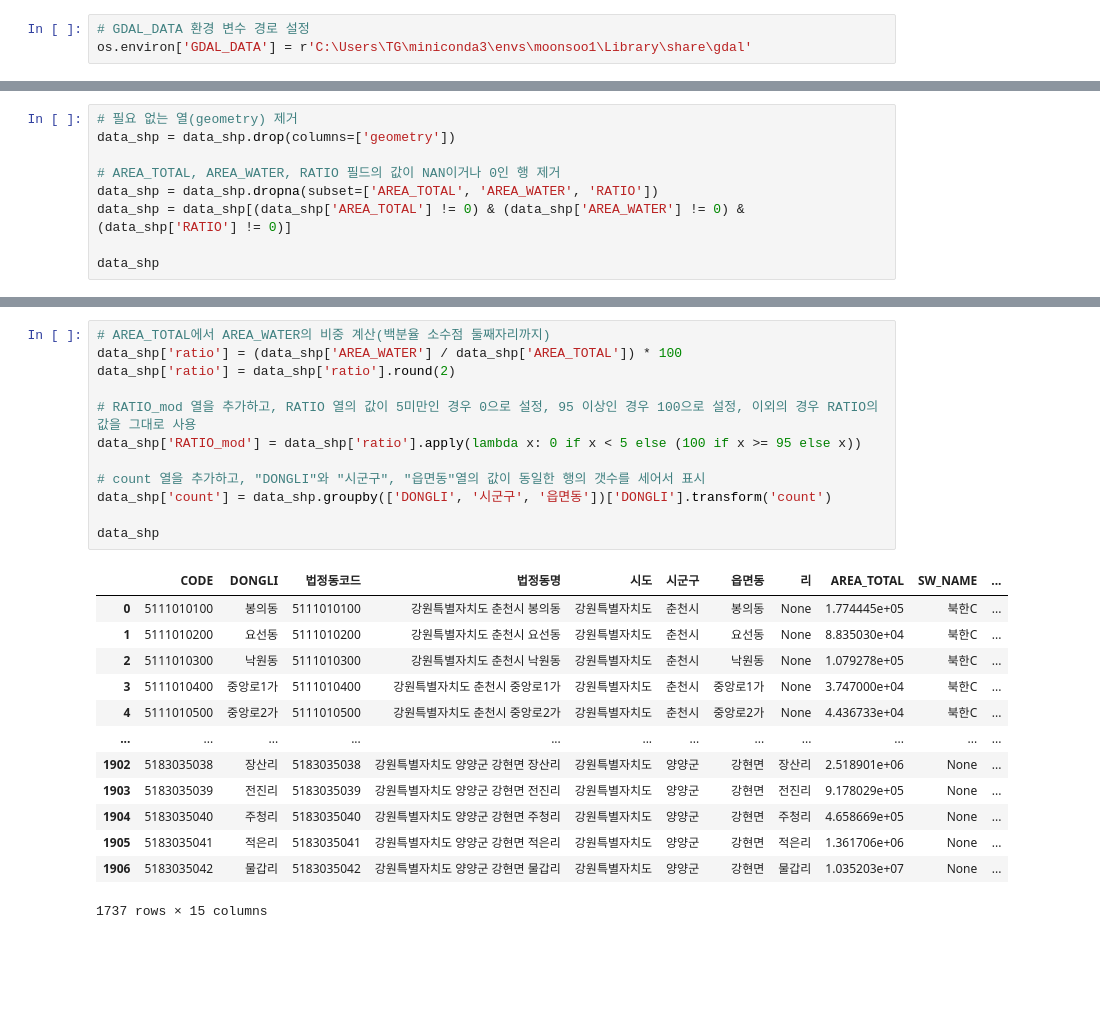
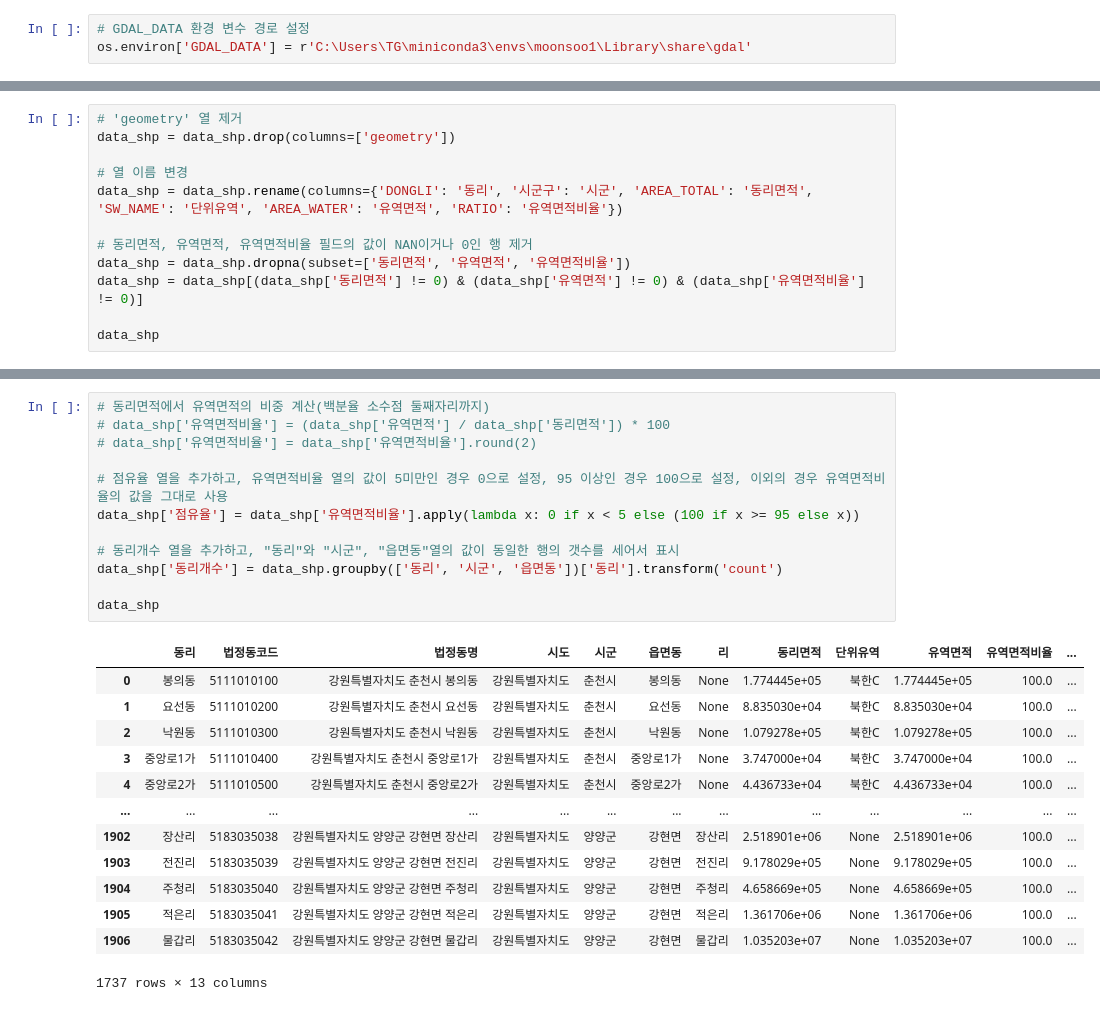
Before and after one commit to cms0416/TMDL, a Jupyter notebook: Script_Python/동리유역면적shp파일정리.ipynb, the cells around one changed output, grey strips where cells are left out. Drawn from its saved outputs; the diff is of its cells as text; blank space fills up the shorter version.

```diff
--- a/Script_Python/동리유역면적shp파일정리.ipynb
+++ b/Script_Python/동리유역면적shp파일정리.ipynb
@@ -28,10 +28,13 @@ data_shp
 # %%
-# 필요 없는 열(geometry) 제거
+# 'geometry' 열 제거
 data_shp = data_shp.drop(columns=['geometry'])
 
-# AREA_TOTAL, AREA_WATER, RATIO 필드의 값이 NAN이거나 0인 행 제거
-data_shp = data_shp.dropna(subset=['AREA_TOTAL', 'AREA_WATER', 'RATIO'])
-data_shp = data_shp[(data_shp['AREA_TOTAL'] != 0) & (data_shp['AREA_WATER'] != 0) & (data_shp['RATIO'] != 0)]
+# 열 이름 변경
+data_shp = data_shp.rename(columns={'DONGLI': '동리', '시군구': '시군', 'AREA_TOTAL': '동리면적', 'SW_NAME': '단위유역', 'AREA_WATER': '유역면적', 'RATIO': '유역면적비율'})
+
+# 동리면적, 유역면적, 유역면적비율 필드의 값이 NAN이거나 0인 행 제거
+data_shp = data_shp.dropna(subset=['동리면적', '유역면적', '유역면적비율'])
+data_shp = data_shp[(data_shp['동리면적'] != 0) & (data_shp['유역면적'] != 0) & (data_shp['유역면적비율'] != 0)]
 
 data_shp
 # %% [output]
@@ -51,26 +54,26 @@ data_shp
 # %%
-# AREA_TOTAL에서 AREA_WATER의 비중 계산(백분율 소수점 둘째자리까지)
-data_shp['ratio'] = (data_shp['AREA_WATER'] / data_shp['AREA_TOTAL']) * 100
-data_shp['ratio'] = data_shp['ratio'].round(2)
+# 동리면적에서 유역면적의 비중 계산(백분율 소수점 둘째자리까지)
+# data_shp['유역면적비율'] = (data_shp['유역면적'] / data_shp['동리면적']) * 100
+# data_shp['유역면적비율'] = data_shp['유역면적비율'].round(2)
 
-# RATIO_mod 열을 추가하고, RATIO 열의 값이 5미만인 경우 0으로 설정, 95 이상인 경우 100으로 설정, 이외의 경우 RATIO의 값을 그대로 사용
-data_shp['RATIO_mod'] = data_shp['ratio'].apply(lambda x: 0 if x < 5 else (100 if x >= 95 else x))
+# 점유율 열을 추가하고, 유역면적비율 열의 값이 5미만인 경우 0으로 설정, 95 이상인 경우 100으로 설정, 이외의 경우 유역면적비율의 값을 그대로 사용
+data_shp['점유율'] = data_shp['유역면적비율'].apply(lambda x: 0 if x < 5 else (100 if x >= 95 else x))
 
-# count 열을 추가하고, "DONGLI"와 "시군구", "읍면동"열의 값이 동일한 행의 갯수를 세어서 표시
-data_shp['count'] = data_shp.groupby(['DONGLI', '시군구', '읍면동'])['DONGLI'].transform('count')
+# 동리개수 열을 추가하고, "동리"와 "시군", "읍면동"열의 값이 동일한 행의 갯수를 세어서 표시
+data_shp['동리개수'] = data_shp.groupby(['동리', '시군', '읍면동'])['동리'].transform('count')
 
 data_shp
 # %% [output]
-|  | CODE | DONGLI | 법정동코드 | 법정동명 | 시도 | 시군구 | 읍면동 | 리 | AREA_TOTAL | SW_NAME | ... |
-| 0 | 5111010100 | 봉의동 | 5111010100 | 강원특별자치도 춘천시 봉의동 | 강원특별자치도 | 춘천시 | 봉의동 | None | 1.774445e+05 | 북한C | ... |
-| 1 | 5111010200 | 요선동 | 5111010200 | 강원특별자치도 춘천시 요선동 | 강원특별자치도 | 춘천시 | 요선동 | None | 8.835030e+04 | 북한C | ... |
-| 2 | 5111010300 | 낙원동 | 5111010300 | 강원특별자치도 춘천시 낙원동 | 강원특별자치도 | 춘천시 | 낙원동 | None | 1.079278e+05 | 북한C | ... |
-| 3 | 5111010400 | 중앙로1가 | 5111010400 | 강원특별자치도 춘천시 중앙로1가 | 강원특별자치도 | 춘천시 | 중앙로1가 | None | 3.747000e+04 | 북한C | ... |
-| 4 | 5111010500 | 중앙로2가 | 5111010500 | 강원특별자치도 춘천시 중앙로2가 | 강원특별자치도 | 춘천시 | 중앙로2가 | None | 4.436733e+04 | 북한C | ... |
-| ... | ... | ... | ... | ... | ... | ... | ... | ... | ... | ... | ... |
-| 1902 | 5183035038 | 장산리 | 5183035038 | 강원특별자치도 양양군 강현면 장산리 | 강원특별자치도 | 양양군 | 강현면 | 장산리 | 2.518901e+06 | None | ... |
-| 1903 | 5183035039 | 전진리 | 5183035039 | 강원특별자치도 양양군 강현면 전진리 | 강원특별자치도 | 양양군 | 강현면 | 전진리 | 9.178029e+05 | None | ... |
-| 1904 | 5183035040 | 주청리 | 5183035040 | 강원특별자치도 양양군 강현면 주청리 | 강원특별자치도 | 양양군 | 강현면 | 주청리 | 4.658669e+05 | None | ... |
-| 1905 | 5183035041 | 적은리 | 5183035041 | 강원특별자치도 양양군 강현면 적은리 | 강원특별자치도 | 양양군 | 강현면 | 적은리 | 1.361706e+06 | None | ... |
-| 1906 | 5183035042 | 물갑리 | 5183035042 | 강원특별자치도 양양군 강현면 물갑리 | 강원특별자치도 | 양양군 | 강현면 | 물갑리 | 1.035203e+07 | None | ... |
+|  | 동리 | 법정동코드 | 법정동명 | 시도 | 시군 | 읍면동 | 리 | 동리면적 | 단위유역 | 유역면적 | 유역면적비율 | ... |
+| 0 | 봉의동 | 5111010100 | 강원특별자치도 춘천시 봉의동 | 강원특별자치도 | 춘천시 | 봉의동 | None | 1.774445e+05 | 북한C | 1.774445e+05 | 100.0 | ... |
+| 1 | 요선동 | 5111010200 | 강원특별자치도 춘천시 요선동 | 강원특별자치도 | 춘천시 | 요선동 | None | 8.835030e+04 | 북한C | 8.835030e+04 | 100.0 | ... |
+| 2 | 낙원동 | 5111010300 | 강원특별자치도 춘천시 낙원동 | 강원특별자치도 | 춘천시 | 낙원동 | None | 1.079278e+05 | 북한C | 1.079278e+05 | 100.0 | ... |
+| 3 | 중앙로1가 | 5111010400 | 강원특별자치도 춘천시 중앙로1가 | 강원특별자치도 | 춘천시 | 중앙로1가 | None | 3.747000e+04 | 북한C | 3.747000e+04 | 100.0 | ... |
+| 4 | 중앙로2가 | 5111010500 | 강원특별자치도 춘천시 중앙로2가 | 강원특별자치도 | 춘천시 | 중앙로2가 | None | 4.436733e+04 | 북한C | 4.436733e+04 | 100.0 | ... |
+| ... | ... | ... | ... | ... | ... | ... | ... | ... | ... | ... | ... | ... |
+| 1902 | 장산리 | 5183035038 | 강원특별자치도 양양군 강현면 장산리 | 강원특별자치도 | 양양군 | 강현면 | 장산리 | 2.518901e+06 | None | 2.518901e+06 | 100.0 | ... |
+| 1903 | 전진리 | 5183035039 | 강원특별자치도 양양군 강현면 전진리 | 강원특별자치도 | 양양군 | 강현면 | 전진리 | 9.178029e+05 | None | 9.178029e+05 | 100.0 | ... |
+| 1904 | 주청리 | 5183035040 | 강원특별자치도 양양군 강현면 주청리 | 강원특별자치도 | 양양군 | 강현면 | 주청리 | 4.658669e+05 | None | 4.658669e+05 | 100.0 | ... |
+| 1905 | 적은리 | 5183035041 | 강원특별자치도 양양군 강현면 적은리 | 강원특별자치도 | 양양군 | 강현면 | 적은리 | 1.361706e+06 | None | 1.361706e+06 | 100.0 | ... |
+| 1906 | 물갑리 | 5183035042 | 강원특별자치도 양양군 강현면 물갑리 | 강원특별자치도 | 양양군 | 강현면 | 물갑리 | 1.035203e+07 | None | 1.035203e+07 | 100.0 | ... |
-1737 rows × 15 columns
+1737 rows × 13 columns
```
Also changed, not shown: parts of 5 cells of this notebook, 4 other files.
